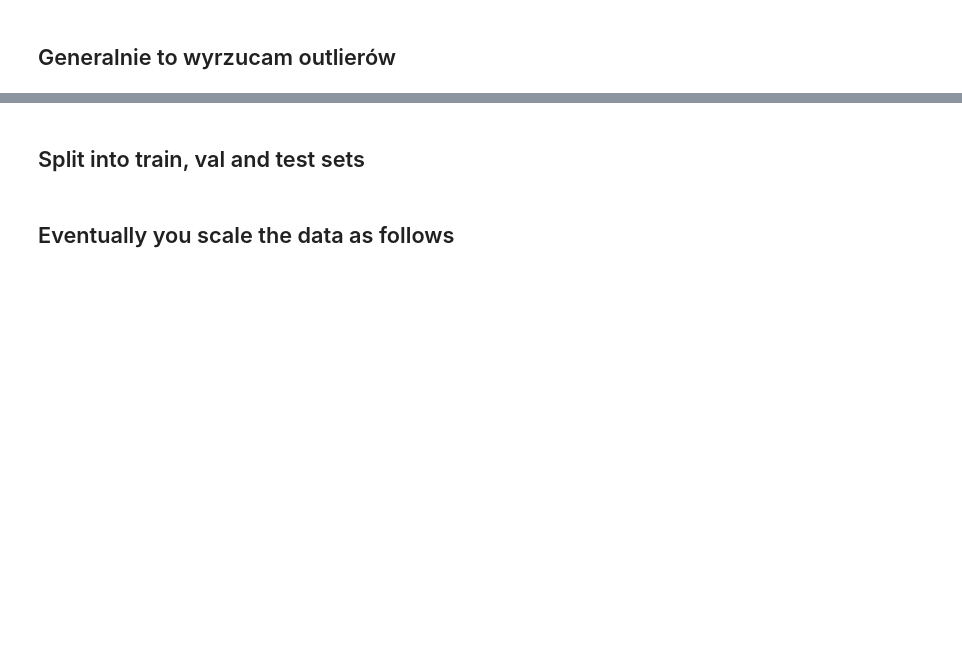
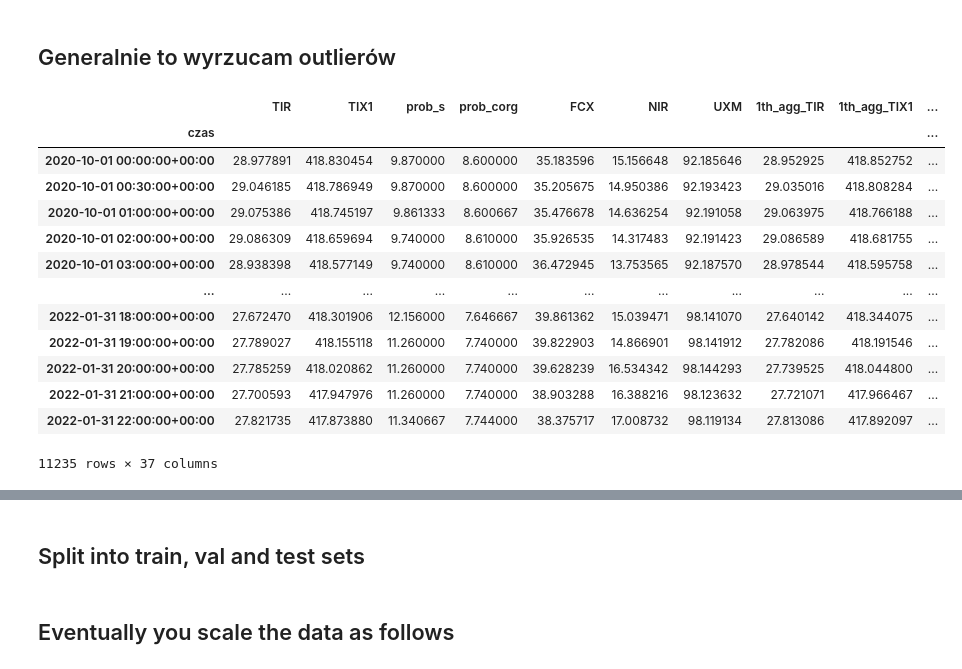
Before and after one commit to falowane-garnki/cuvalley, a Jupyter notebook: src/data_processing/data_processing.ipynb, the cells around one changed output, grey strips where cells are left out. Cells and saved outputs as stored; diff of their text form; code cells hidden in the pictures; blank space fills up the shorter version.

```diff
--- a/src/data_processing/data_processing.ipynb
+++ b/src/data_processing/data_processing.ipynb
@@ -68,3 +85,20 @@ df = df.loc[(df_og.temp_zuz < 1319) & (df_og.temp_zuz > 1278)]
+# %%
+df
+# %% [output]
+|  | TIR | TIX1 | prob_s | prob_corg | FCX | NIR | UXM | 1th_agg_TIR | 1th_agg_TIX1 | ... |
+| czas |  |  |  |  |  |  |  |  |  | ... |
+| 2020-10-01 00:00:00+00:00 | 28.977891 | 418.830454 | 9.870000 | 8.600000 | 35.183596 | 15.156648 | 92.185646 | 28.952925 | 418.852752 | ... |
+| 2020-10-01 00:30:00+00:00 | 29.046185 | 418.786949 | 9.870000 | 8.600000 | 35.205675 | 14.950386 | 92.193423 | 29.035016 | 418.808284 | ... |
+| 2020-10-01 01:00:00+00:00 | 29.075386 | 418.745197 | 9.861333 | 8.600667 | 35.476678 | 14.636254 | 92.191058 | 29.063975 | 418.766188 | ... |
+| 2020-10-01 02:00:00+00:00 | 29.086309 | 418.659694 | 9.740000 | 8.610000 | 35.926535 | 14.317483 | 92.191423 | 29.086589 | 418.681755 | ... |
+| 2020-10-01 03:00:00+00:00 | 28.938398 | 418.577149 | 9.740000 | 8.610000 | 36.472945 | 13.753565 | 92.187570 | 28.978544 | 418.595758 | ... |
+| ... | ... | ... | ... | ... | ... | ... | ... | ... | ... | ... |
+| 2022-01-31 18:00:00+00:00 | 27.672470 | 418.301906 | 12.156000 | 7.646667 | 39.861362 | 15.039471 | 98.141070 | 27.640142 | 418.344075 | ... |
+| 2022-01-31 19:00:00+00:00 | 27.789027 | 418.155118 | 11.260000 | 7.740000 | 39.822903 | 14.866901 | 98.141912 | 27.782086 | 418.191546 | ... |
+| 2022-01-31 20:00:00+00:00 | 27.785259 | 418.020862 | 11.260000 | 7.740000 | 39.628239 | 16.534342 | 98.144293 | 27.739525 | 418.044800 | ... |
+| 2022-01-31 21:00:00+00:00 | 27.700593 | 417.947976 | 11.260000 | 7.740000 | 38.903288 | 16.388216 | 98.123632 | 27.721071 | 417.966467 | ... |
+| 2022-01-31 22:00:00+00:00 | 27.821735 | 417.873880 | 11.340667 | 7.744000 | 38.375717 | 17.008732 | 98.119134 | 27.813086 | 417.892097 | ... |
+11235 rows × 37 columns
 # %%
 sns.set(rc = {'figure.figsize':(10,5)})
 sns.scatterplot(data=df, x='czas', y="temp_zuz")
```
Also changed, not shown: parts of 9 cells of this notebook, 8 other files.
